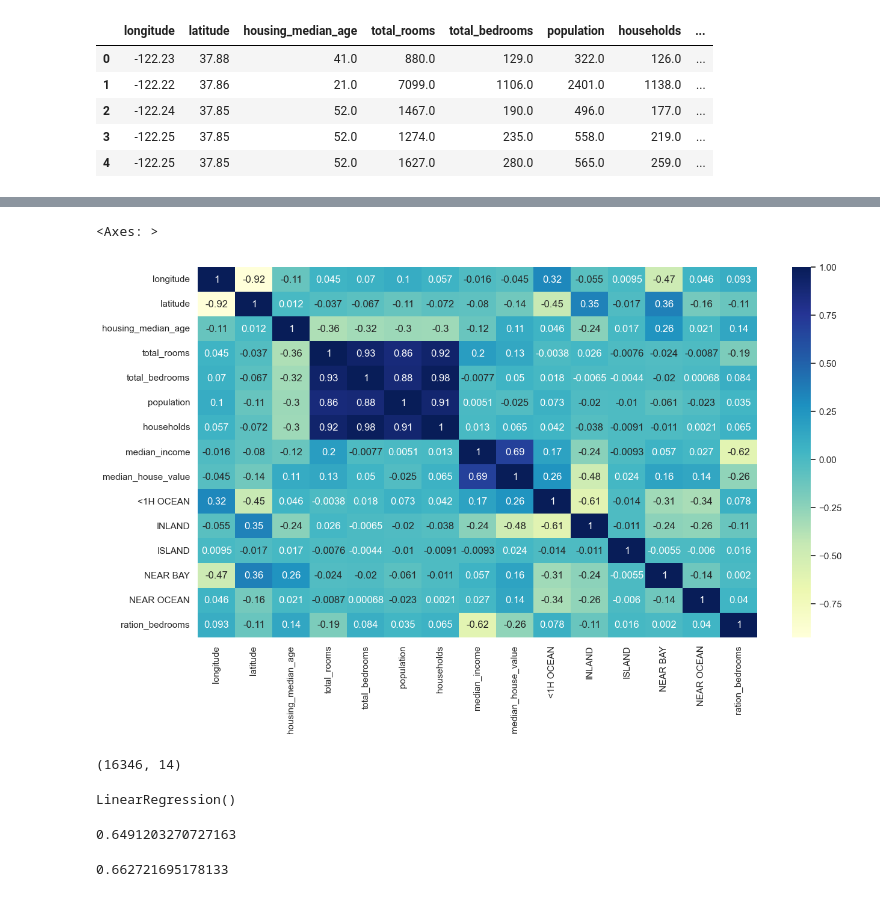
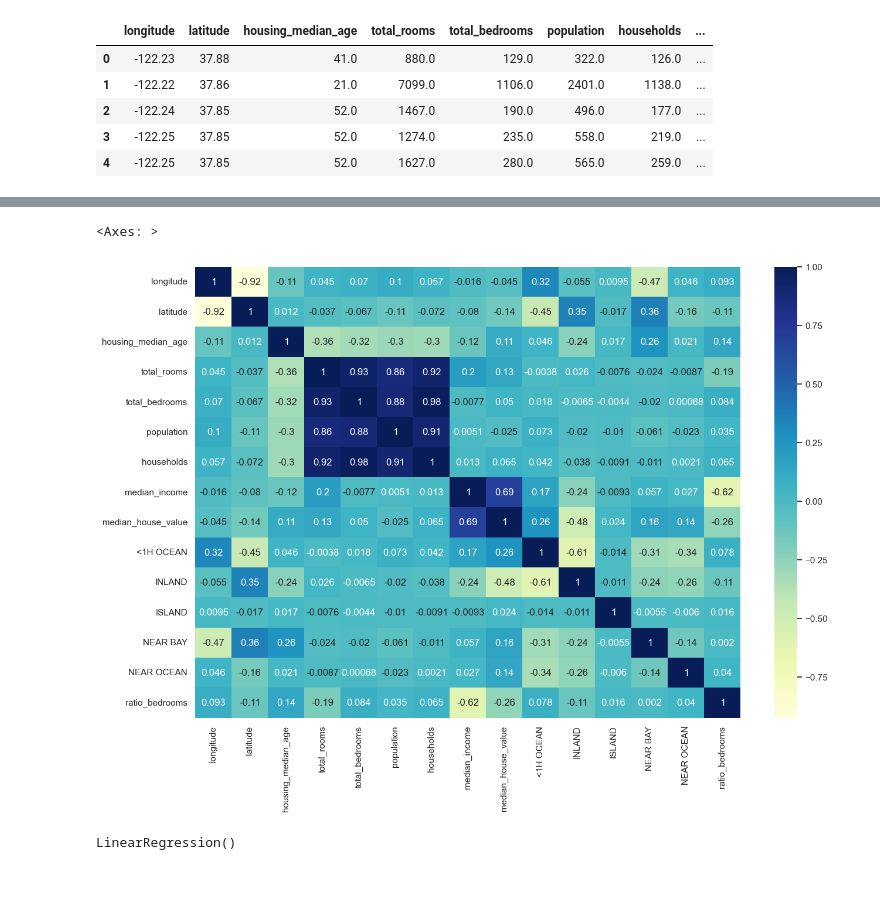
Before and after one commit to Mind0T/Entreno-code, a Jupyter notebook: python/inteligenciaArtificialDom/Casas_California/repaso.ipynb, the cells around one changed output, grey strips where cells are left out. Saved outputs shown, nothing was run; the diff lists cells and outputs as text; code cells hidden in the pictures.

```diff
--- a/python/inteligenciaArtificialDom/Casas_California/repaso.ipynb
+++ b/python/inteligenciaArtificialDom/Casas_California/repaso.ipynb
@@ -150,23 +140,19 @@ latitude             -0.144638
 INLAND               -0.484787
 Name: median_house_value, dtype: float64
 # %%
-df_na["ration_bedrooms"]=df["total_bedrooms"]/df["total_rooms"]
+df_na["ratio_bedrooms"]=df_na["total_bedrooms"]/df_na["total_rooms"]
 # %%
-sb.set(rc={"figure.figsize":(15,8)})
+sb.set(rc={"figure.figsize":(15,10)})
 sb.heatmap(df_na.corr(),annot=True,cmap="YlGnBu")
 # %% [output]
 <Axes: >
-[figure, old version]
+[figure, new version]
 # %%
 X=df_na.drop(["median_house_value"],axis=1)
 y=df_na["median_house_value"]
 # %%
 from sklearn.model_selection import train_test_split
 X_ent,X_pru,y_ent,y_pru=train_test_split(X,y,test_size=.2)
-# %%
-X_ent.shape
-# %% [output]
-(16346, 14)
 # %%
 from sklearn.linear_model import LinearRegression
 modelo=LinearRegression()
@@ -174,13 +160,5 @@ modelo=LinearRegression()
 modelo.fit(X_ent,y_ent)
 # %% [output]
 LinearRegression()
-# %%
-modelo.score(X_ent,y_ent)
-# %% [output]
-0.6491203270727163
-# %%
-modelo.score(X_pru,y_pru)
-# %% [output]
-0.662721695178133
 # %%
 prediccion=modelo.predict(X_pru)
```
Also changed, not shown: parts of 17 cells of this notebook, 18 other files.
